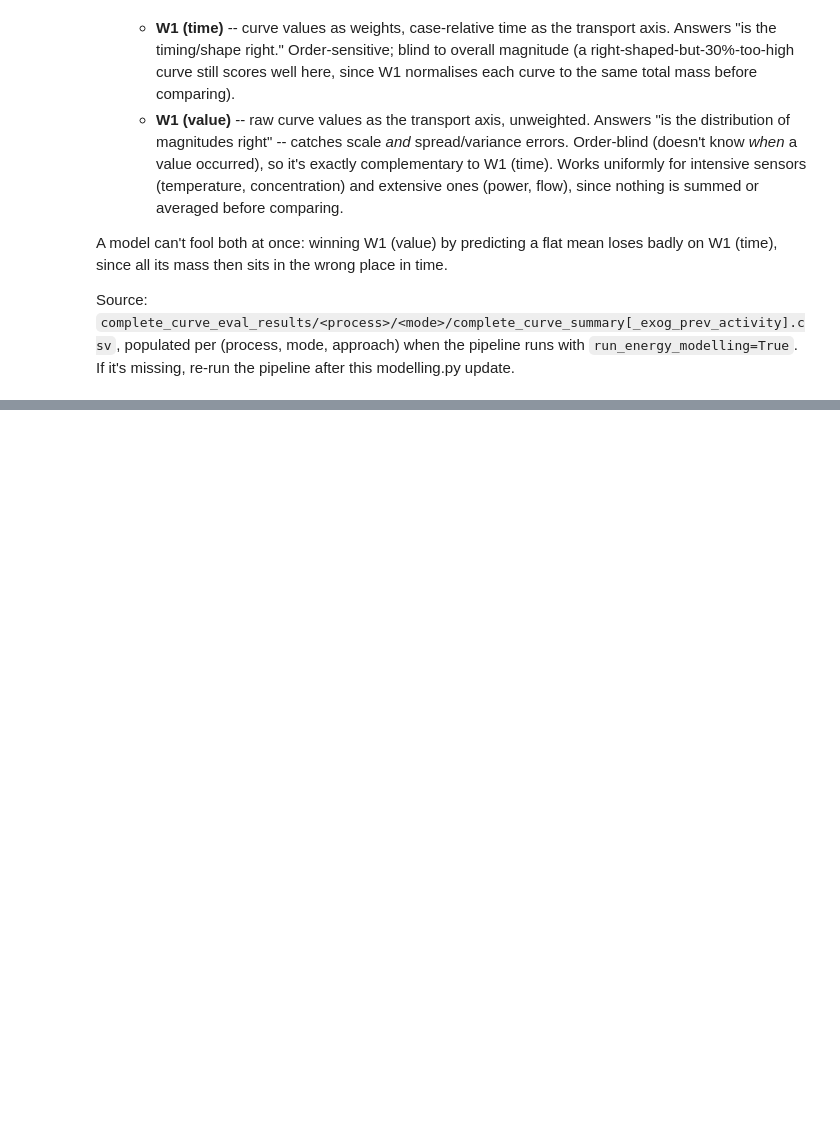
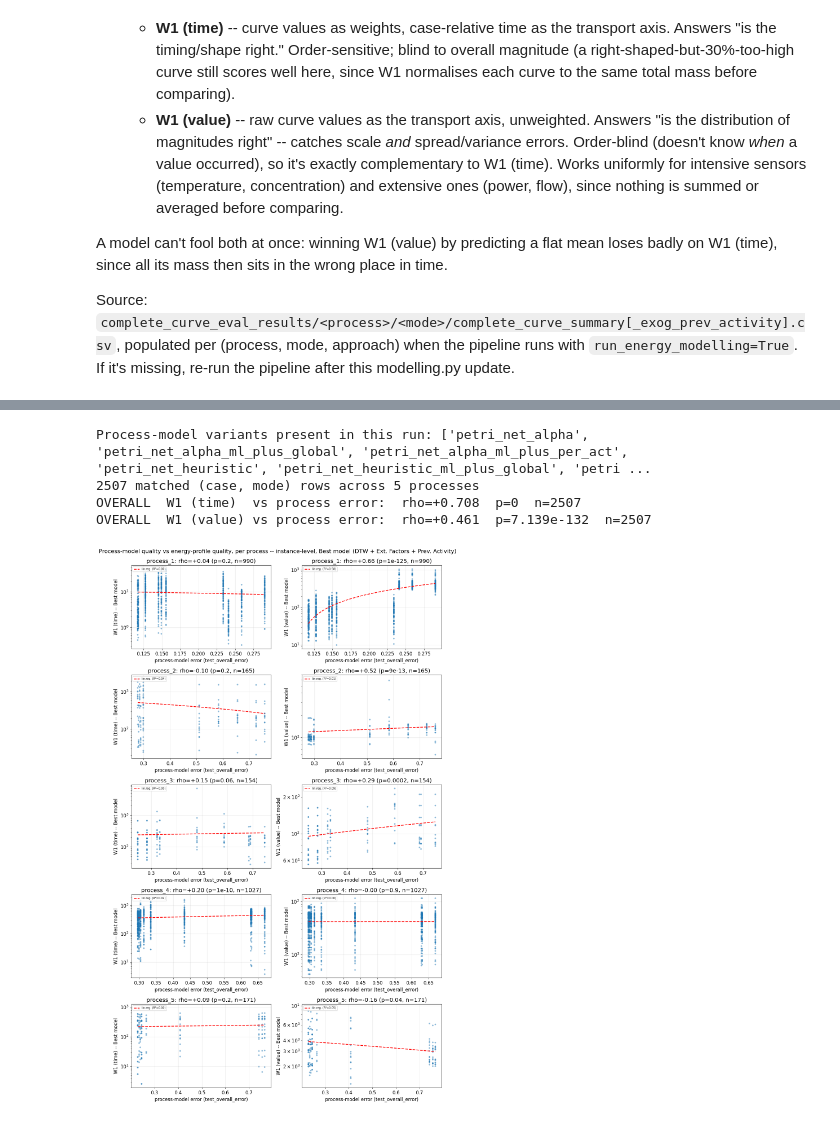
Before and after one commit to zapataunipaderborn/process_energy_demand_modelling, a Jupyter notebook: src/results_latex_table.ipynb, the cells around one changed output, grey strips where cells are left out. Saved outputs shown, nothing was run; the diff lists cells and outputs as text; code cells hidden in the pictures; blank space fills up the shorter version.

Commit message:
new eval

```diff
--- a/src/results_latex_table.ipynb
+++ b/src/results_latex_table.ipynb
@@ -2114,0 +2264,68 @@ Process & Process Model & Duration Pred. &  &  &  &  &  &  &  &  &  &  \\
+# %%
+# -- Merge with process-quality (test_overall_error), match safe_mode -> raw mode --
+from scipy.stats import spearmanr, linregress
+import matplotlib.pyplot as plt
+import numpy as np
+
+_pe_inst = pd.read_parquet(run_dir / 'process_eval_results.parquet')
+_pe_inst['safe_mode'] = _pe_inst['mode'].astype(str).str.replace(' ', '_').str.replace('/', '_')
+_proc_quality_inst = _pe_inst[['process', 'safe_mode', 'test_overall_error']].dropna()
+
+# Sanity check: which process-model algorithms are actually present in this run
+# (e.g. is Inductive Miner included, or only Alpha/Heuristic-derived modes?)
+_algos_present = sorted({
+    m.replace('petri_net_', '').split('_ml_plus_')[0].replace('_wip_aware', '').replace('_wip_branching_aware', '')
+    for m in _pe_inst['mode'].unique() if m.startswith('petri_net_') or m == 'statistical'
+})
+print(f'Process-model variants present in this run: {sorted(_pe_inst["mode"].unique())}')
+
+instance_merged = df_instance_curve.merge(_proc_quality_inst, on=['process', 'safe_mode'], how='inner')
+instance_merged = instance_merged.dropna(subset=['test_overall_error', 'wasserstein_time', 'wasserstein_value'])
+
+print(f'{len(instance_merged)} matched (case, mode) rows across {instance_merged["process"].nunique()} processes')
+
+rho_t, p_t = spearmanr(instance_merged['test_overall_error'], instance_merged['wasserstein_time'])
+rho_v, p_v = spearmanr(instance_merged['test_overall_error'], instance_merged['wasserstein_value'])
+print(f'OVERALL  W1 (time)  vs process error:  rho={rho_t:+.3f}  p={p_t:.4g}  n={len(instance_merged)}')
+print(f'OVERALL  W1 (value) vs process error:  rho={rho_v:+.3f}  p={p_v:.4g}  n={len(instance_merged)}')
+
+processes_i = sorted(instance_merged['process'].unique())
+
+# -- One row per process, two columns (W1 time, W1 value), each with its own regression line --
+fig, axes = plt.subplots(len(processes_i), 2, figsize=(12, 4 * len(processes_i)))
+for row, proc in enumerate(processes_i):
+    sub = instance_merged[instance_merged['process'] == proc]
+    for col, (ycol, ylabel) in enumerate([
+        ('wasserstein_time',  'W1 (time)'),
+        ('wasserstein_value', 'W1 (value)'),
+    ]):
+        ax = axes[row, col]
+        x = sub['test_overall_error'].values
+        y = sub[ycol].values
+        ax.scatter(x, y, s=16, alpha=0.5, color='tab:blue', edgecolors='none')
+
+        rho_p, p_p = spearmanr(x, y)
+        if len(x) >= 2 and np.ptp(x) > 0:
+            slope, intercept, r_value, p_value, std_err = linregress(x, y)
+            x_line = np.linspace(x.min(), x.max(), 100)
+            ax.plot(x_line, slope * x_line + intercept, color='red', linestyle='--', linewidth=1.8,
+                    label=f'lin.reg. (R\u00b2={r_value**2:.2f})')
+            ax.legend(fontsize=7, loc='upper left')
+
+        ax.set_yscale('log')
+        ax.set_xlabel('process-model error (test_overall_error)')
+        ax.set_ylabel(f'{ylabel} -- Best model')
+        ax.set_title(f'{proc}: rho={rho_p:+.2f} (p={p_p:.1g}, n={len(sub)})')
+        ax.grid(True, alpha=0.3)
+
+fig.suptitle('Process-model quality vs energy-profile quality, per process -- instance-level, Best model (DTW + Ext. Factors + Prev. Activity)',
+             y=1.0 - 0.002 * len(processes_i))
+fig.tight_layout()
+fig.savefig(run_dir / 'plots' / 'instance_process_vs_energy_correlation_per_process.png', dpi=130, bbox_inches='tight')
+plt.show()
+# %% [output]
+Process-model variants present in this run: ['petri_net_alpha', 'petri_net_alpha_ml_plus_global', 'petri_net_alpha_ml_plus_per_act', 'petri_net_heuristic', 'petri_net_heuristic_ml_plus_global', 'petri ...
+2507 matched (case, mode) rows across 5 processes
+OVERALL  W1 (time)  vs process error:  rho=+0.708  p=0  n=2507
+OVERALL  W1 (value) vs process error:  rho=+0.461  p=7.139e-132  n=2507
+[figure, added]
```
Also changed, not shown: parts of 36 cells of this notebook, 4 other files.
